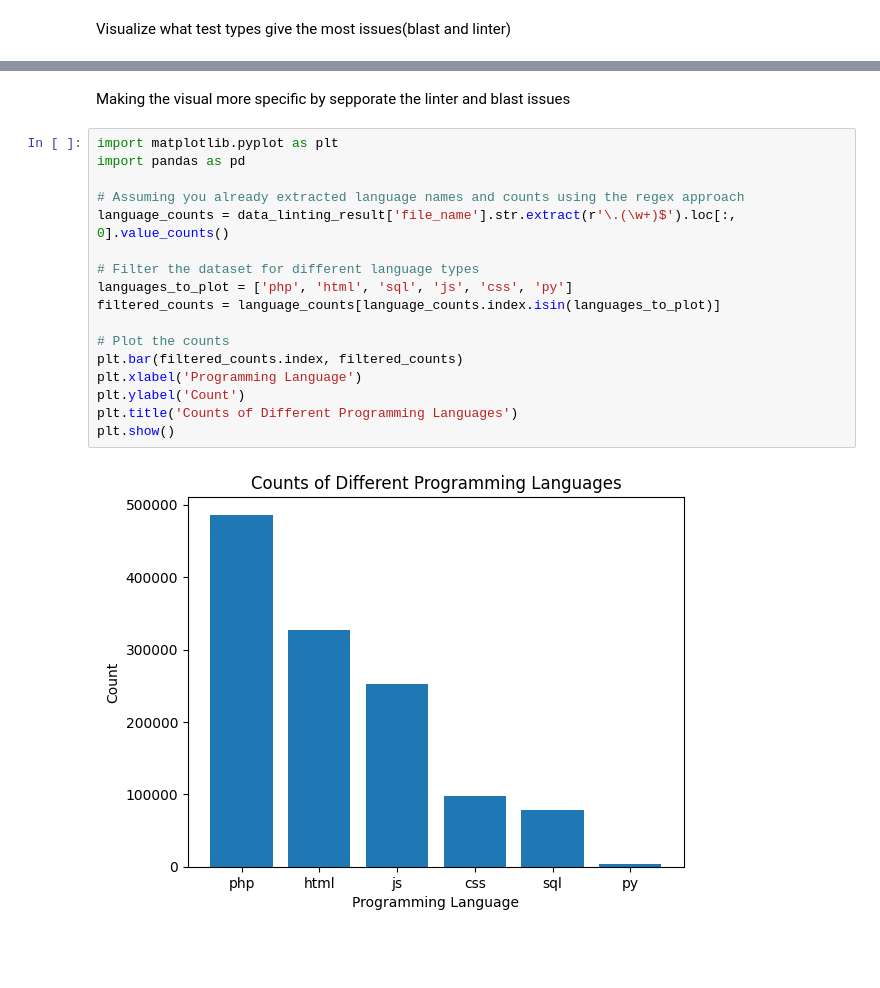
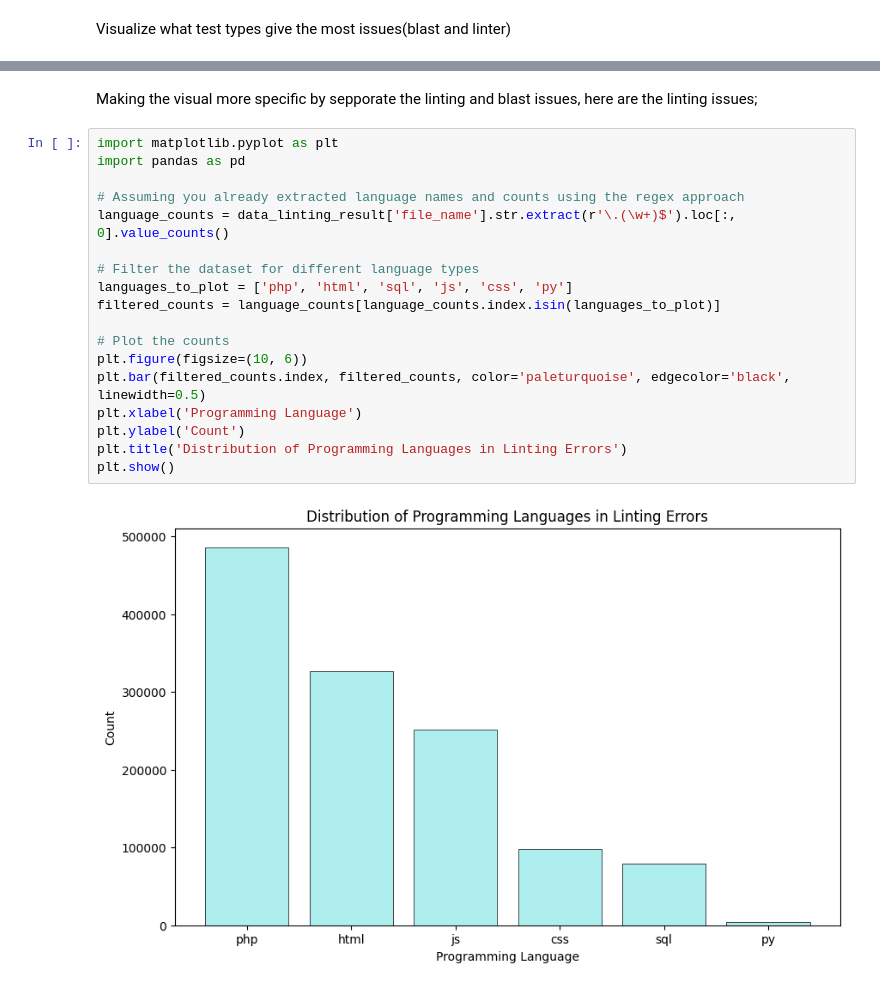
Before and after one commit to joramswarts/Bit-academy-blast-errors, a Jupyter notebook: test_types.ipynb, the cells around one changed output, grey strips where cells are left out. Cells and saved outputs as stored; diff of their text form; blank space fills up the shorter version.

Commit message:
Mooie visuals en joinen van datasets

```diff
--- a/test_types.ipynb
+++ b/test_types.ipynb
@@ -81,23 +127,24 @@ htm       3231
 inc          5
 Name: 0, dtype: int64
 # %% [markdown]
-Making the visual more specific by sepporate the linter and blast issues
+Making the visual more specific by sepporate the linting and blast issues, here are the linting issues;
 # %%
 import matplotlib.pyplot as plt
 import pandas as pd
 
 # Assuming you already extracted language names and counts using the regex approach
 language_counts = data_linting_result['file_name'].str.extract(r'\.(\w+)$').loc[:, 0].value_counts()
 
 # Filter the dataset for different language types
 languages_to_plot = ['php', 'html', 'sql', 'js', 'css', 'py']
 filtered_counts = language_counts[language_counts.index.isin(languages_to_plot)]
 
 # Plot the counts
-plt.bar(filtered_counts.index, filtered_counts)
+plt.figure(figsize=(10, 6))
+plt.bar(filtered_counts.index, filtered_counts, color='paleturquoise', edgecolor='black', linewidth=0.5)
 plt.xlabel('Programming Language')
 plt.ylabel('Count')
-plt.title('Counts of Different Programming Languages')
+plt.title('Distribution of Programming Languages in Linting Errors')
 plt.show()
 # %% [output]
-[figure, old version]
+[figure, new version]
```
Also changed, not shown: parts of 13 cells of this notebook.
